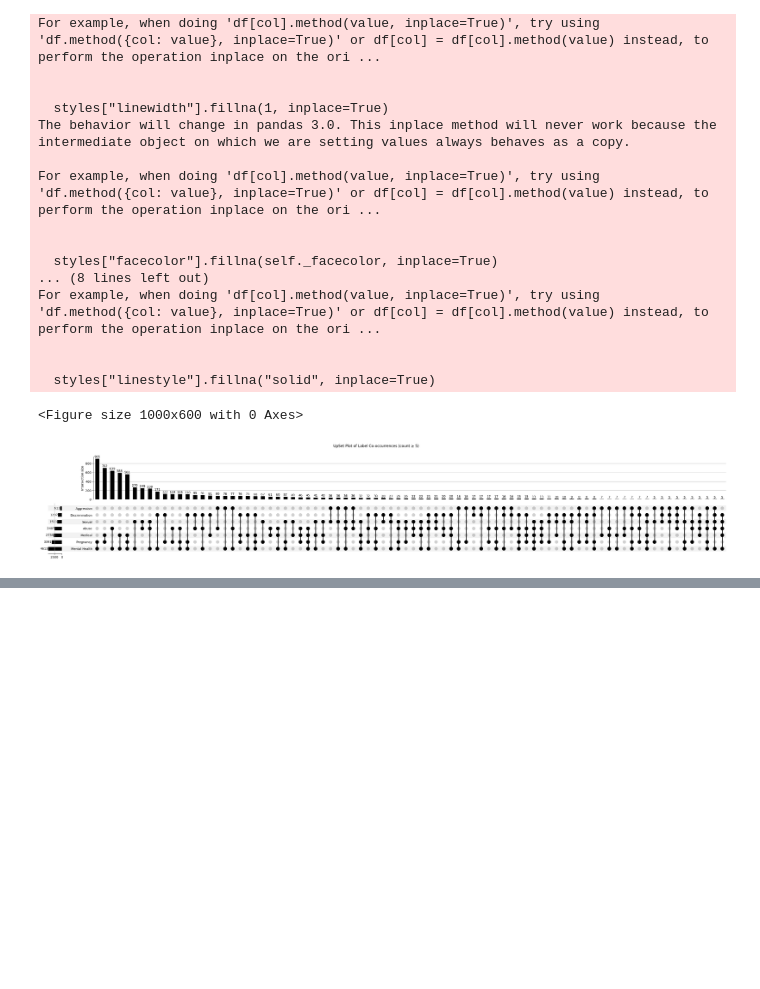
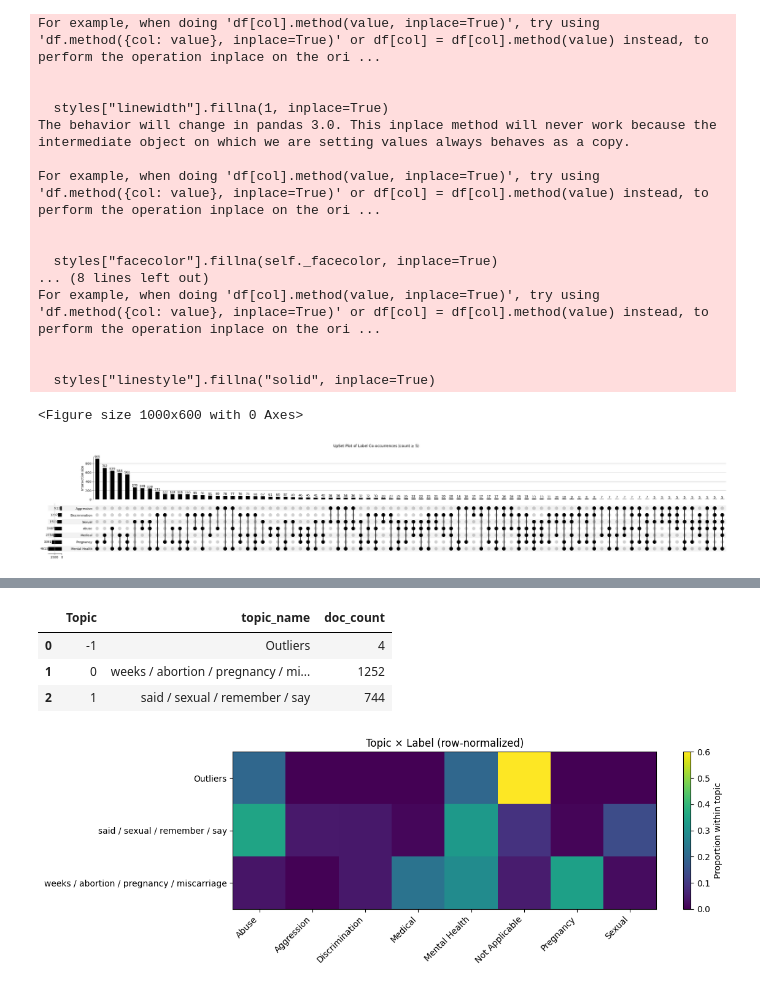
Before and after one commit to ShirleneRose/TriggerWarnings, a Jupyter notebook: jupyter-notebooks/linguistic_analysis.ipynb, the cells around one changed output, grey strips where cells are left out. Drawn from its saved outputs; the diff is of its cells as text; code cells hidden in the pictures; blank space fills up the shorter version.

Commit message:
R9 and Topic Modelling

```diff
--- a/jupyter-notebooks/linguistic_analysis.ipynb
+++ b/jupyter-notebooks/linguistic_analysis.ipynb
@@ -409,0 +549,5 @@ For example, when doing 'df[col].method(value, inplace=True)', try using 'df.met
+# %%
+BASE = Path("/home/ubuntu/TW_MultiLabel_SMP/datasets/linguistic_analysis_outputs/topic_modeling_outputs")
+df_doc = pd.read_csv(BASE/"document_topics.csv")
+out_pct = (df_doc["topic_id"] == -1).mean()*100
+print(f"Outliers (topic = -1): {out_pct:.1f}%   ({(df_doc['topic_id']==-1).sum()} of {len(df_doc)})")
@@ -409,0 +578,45 @@ For example, when doing 'df[col].method(value, inplace=True)', try using 'df.met
+# %%
+def topic_name(tm, t, topn=4):
+    if t == -1: return "Outliers"
+    words = [w for w,_ in tm.get_topic(t)[:topn]]
+    return " / ".join(words)
+
+topic_info["topic_name"] = topic_info["Topic"].apply(lambda t: topic_name(topic_model, t, 4))
+topic_info = topic_info.rename(columns={"Count":"doc_count"})
+display(topic_info[["Topic","topic_name","doc_count"]].head(15))
+# %% [output]
+|  | Topic | topic_name | doc_count |
+| 0 | -1 | Outliers | 4 |
+| 1 | 0 | weeks / abortion / pregnancy / mi... | 1252 |
+| 2 | 1 | said / sexual / remember / say | 744 |
+# %%
+if isinstance(df_doc["labels_list"].iloc[0], str):
+    df_doc["labels_list"] = df_doc["labels_list"].apply(eval)
+
+# explode to one row per (doc, label)
+exploded = df_doc.explode("labels_list")
+exploded = exploded.rename(columns={"labels_list":"label"})
+
+# counts per (topic, label)
+ct = (exploded.groupby(["topic_id","label"]).size()
+      .rename("count").reset_index())
+
+# add topic names
+name_map = dict(zip(topic_info["Topic"], topic_info["topic_name"]))
+ct["topic_name"] = ct["topic_id"].map(name_map)
+
+# make a pivot table for heatmap
+pivot = ct.pivot_table(index="topic_name", columns="label", values="count", fill_value=0)
+# normalize rows to proportions (optional; comment out if you want raw counts)
+pivot_prop = pivot.div(pivot.sum(axis=1).replace(0, np.nan), axis=0).fillna(0)
+
+plt.figure(figsize=(12, max(4, 0.5*len(pivot_prop))))
+im = plt.imshow(pivot_prop.values, aspect="auto")
+plt.yticks(range(len(pivot_prop.index)), pivot_prop.index)
+plt.xticks(range(len(pivot_prop.columns)), pivot_prop.columns, rotation=45, ha="right")
+plt.colorbar(im, label="Proportion within topic")
+plt.title("Topic × Label (row-normalized)")
+plt.tight_layout()
+plt.show()
+# %% [output]
+[figure, added]
```
Also changed, not shown: parts of 18 cells of this notebook, 27 other files.
